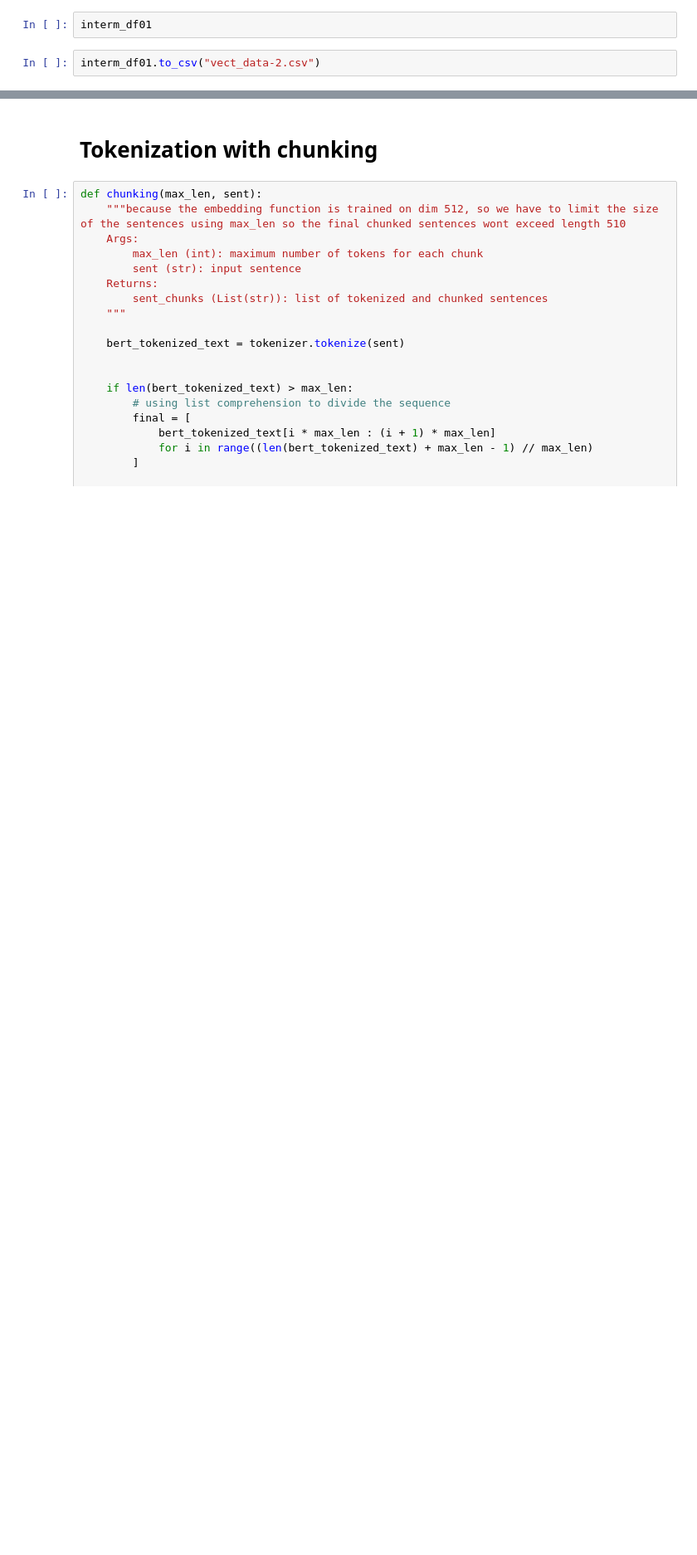
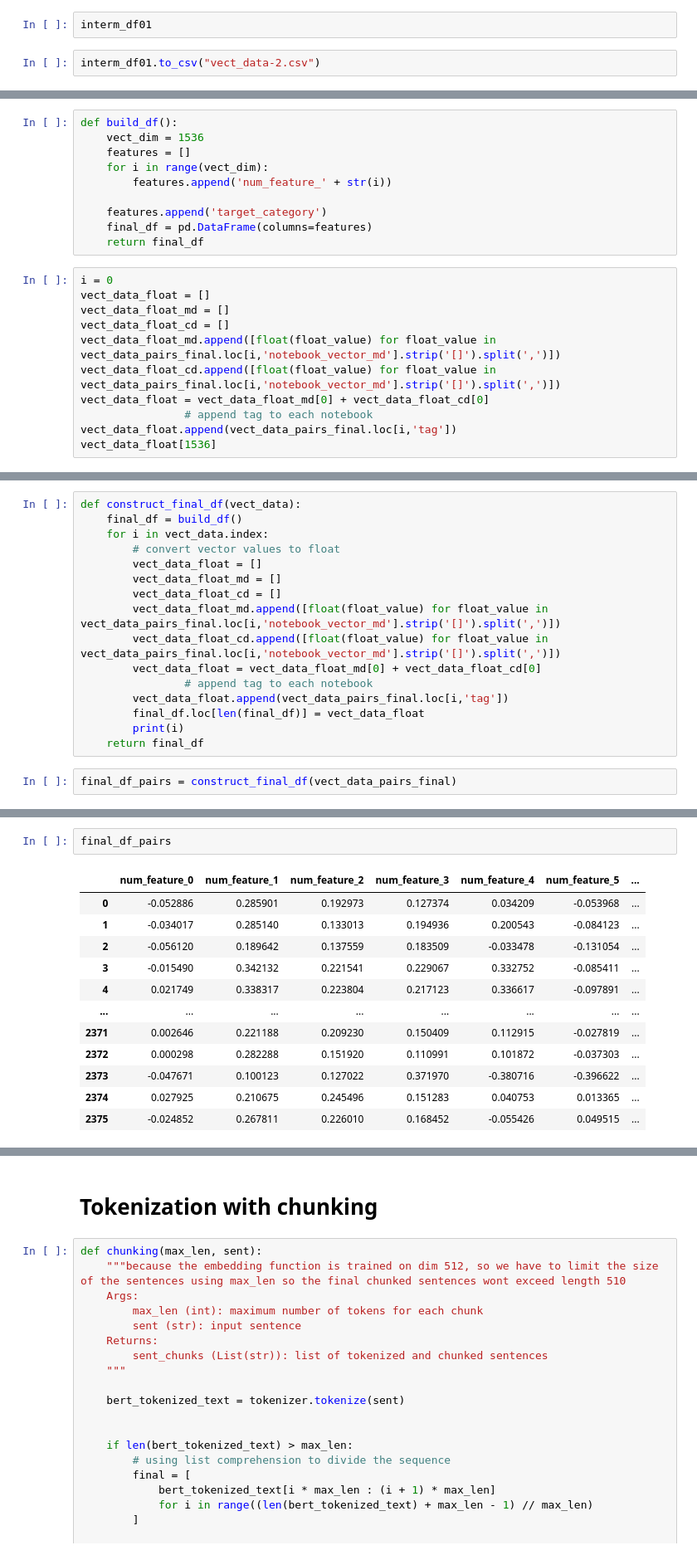
Before and after one commit to dikraMasrour/NotebookDocGen, a Jupyter notebook: Classification_Task/notebooks/09-Improving_results.ipynb, the cells around one changed output, grey strips where cells are left out. Shown at 83% size. Cells and saved outputs as stored; diff of their text form; blank space fills up the shorter version.

```diff
--- a/Classification_Task/notebooks/09-Improving_results.ipynb
+++ b/Classification_Task/notebooks/09-Improving_results.ipynb
@@ -384,0 +444,21 @@ TypeError: Could not convert [-1.77931581e-02  1.61014080e-01  2.74304241e-01  2
+# %%
+def build_df():
+    vect_dim = 1536
+    features = []
+    for i in range(vect_dim):
+        features.append('num_feature_' + str(i))
+
+    features.append('target_category')
+    final_df = pd.DataFrame(columns=features)
+    return final_df
+# %%
+i = 0
+vect_data_float = []
+vect_data_float_md = []
+vect_data_float_cd = []
+vect_data_float_md.append([float(float_value) for float_value in vect_data_pairs_final.loc[i,'notebook_vector_md'].strip('[]').split(',')])
+vect_data_float_cd.append([float(float_value) for float_value in vect_data_pairs_final.loc[i,'notebook_vector_md'].strip('[]').split(',')])
+vect_data_float = vect_data_float_md[0] + vect_data_float_cd[0]
+                # append tag to each notebook
+vect_data_float.append(vect_data_pairs_final.loc[i,'tag'])
+vect_data_float[1536]
@@ -384,0 +467,18 @@ TypeError: Could not convert [-1.77931581e-02  1.61014080e-01  2.74304241e-01  2
+# %%
+def construct_final_df(vect_data):
+    final_df = build_df()
+    for i in vect_data.index:
+        # convert vector values to float
+        vect_data_float = []
+        vect_data_float_md = []
+        vect_data_float_cd = []
+        vect_data_float_md.append([float(float_value) for float_value in vect_data_pairs_final.loc[i,'notebook_vector_md'].strip('[]').split(',')])
+        vect_data_float_cd.append([float(float_value) for float_value in vect_data_pairs_final.loc[i,'notebook_vector_md'].strip('[]').split(',')])
+        vect_data_float = vect_data_float_md[0] + vect_data_float_cd[0]
+                # append tag to each notebook
+        vect_data_float.append(vect_data_pairs_final.loc[i,'tag'])
+        final_df.loc[len(final_df)] = vect_data_float
+        print(i)
+    return final_df
+# %%
+final_df_pairs = construct_final_df(vect_data_pairs_final)
@@ -384,0 +503,15 @@ TypeError: Could not convert [-1.77931581e-02  1.61014080e-01  2.74304241e-01  2
+# %%
+final_df_pairs
+# %% [output]
+|  | num_feature_0 | num_feature_1 | num_feature_2 | num_feature_3 | num_feature_4 | num_feature_5 | ... |
+| 0 | -0.052886 | 0.285901 | 0.192973 | 0.127374 | 0.034209 | -0.053968 | ... |
+| 1 | -0.034017 | 0.285140 | 0.133013 | 0.194936 | 0.200543 | -0.084123 | ... |
+| 2 | -0.056120 | 0.189642 | 0.137559 | 0.183509 | -0.033478 | -0.131054 | ... |
+| 3 | -0.015490 | 0.342132 | 0.221541 | 0.229067 | 0.332752 | -0.085411 | ... |
+| 4 | 0.021749 | 0.338317 | 0.223804 | 0.217123 | 0.336617 | -0.097891 | ... |
+| ... | ... | ... | ... | ... | ... | ... | ... |
+| 2371 | 0.002646 | 0.221188 | 0.209230 | 0.150409 | 0.112915 | -0.027819 | ... |
+| 2372 | 0.000298 | 0.282288 | 0.151920 | 0.110991 | 0.101872 | -0.037303 | ... |
+| 2373 | -0.047671 | 0.100123 | 0.127022 | 0.371970 | -0.380716 | -0.396622 | ... |
+| 2374 | 0.027925 | 0.210675 | 0.245496 | 0.151283 | 0.040753 | 0.013365 | ... |
+| 2375 | -0.024852 | 0.267811 | 0.226010 | 0.168452 | -0.055426 | 0.049515 | ... |
```
Also changed, not shown: parts of 19 cells of this notebook, 3 other files.
